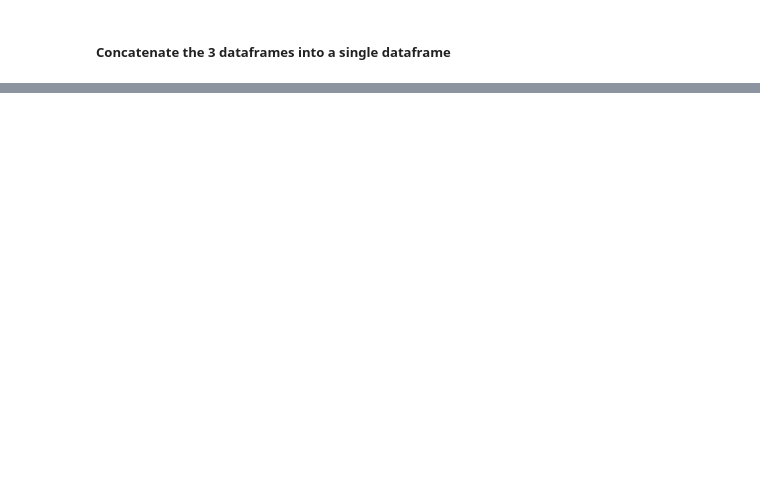
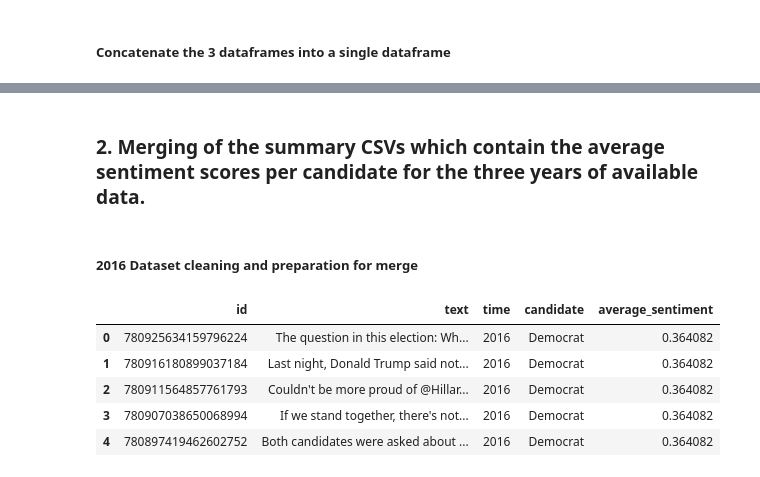
Before and after one commit to azmedtech/Election_Prediction_Project_4, a Jupyter notebook: Sentiment_Analysis/Combined_Data_2016_2020_2024.ipynb, the cells around one changed output, grey strips where cells are left out. Cells and saved outputs as stored; diff of their text form; code cells hidden in the pictures; blank space fills up the shorter version.

```diff
--- a/Sentiment_Analysis/Combined_Data_2016_2020_2024.ipynb
+++ b/Sentiment_Analysis/Combined_Data_2016_2020_2024.ipynb
@@ -239,0 +243,17 @@ Total rows in combined DataFrame: 258793
+# %% [markdown]
+### 2. Merging of the summary CSVs which contain the average sentiment scores per candidate for the three years of available data.
+# %% [markdown]
+##### 2016 Dataset cleaning and preparation for merge
+# %%
+# Read in 2016 CSV file
+summary_data_2016_df = pd.read_csv("../CSV_Outputs/sent_info_for_db_2016.csv",)
+
+# Display sample data
+summary_data_2016_df.head(5)
+# %% [output]
+|  | id | text | time | candidate | average_sentiment |
+| 0 | 780925634159796224 | The question in this election: Wh... | 2016 | Democrat | 0.364082 |
+| 1 | 780916180899037184 | Last night, Donald Trump said not... | 2016 | Democrat | 0.364082 |
+| 2 | 780911564857761793 | Couldn't be more proud of @Hillar... | 2016 | Democrat | 0.364082 |
+| 3 | 780907038650068994 | If we stand together, there's not... | 2016 | Democrat | 0.364082 |
+| 4 | 780897419462602752 | Both candidates were asked about ... | 2016 | Democrat | 0.364082 |
```
Also changed, not shown: parts of 7 cells of this notebook, 10 other files.
